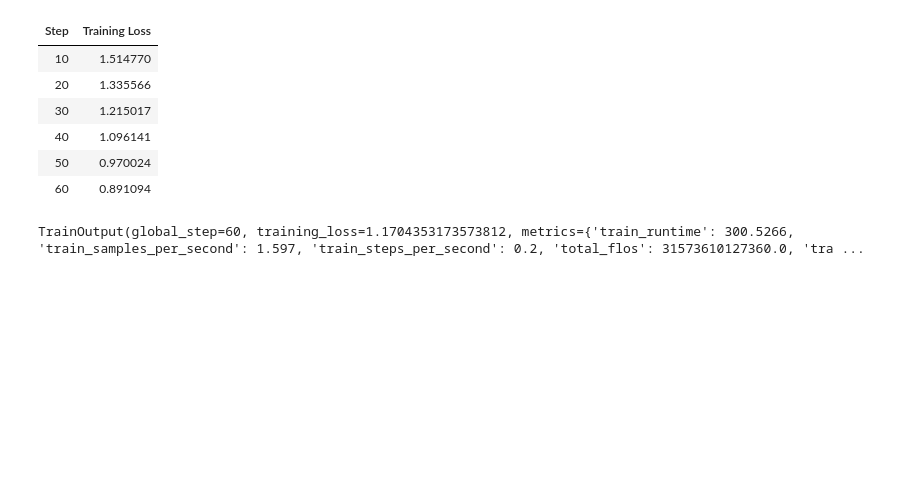
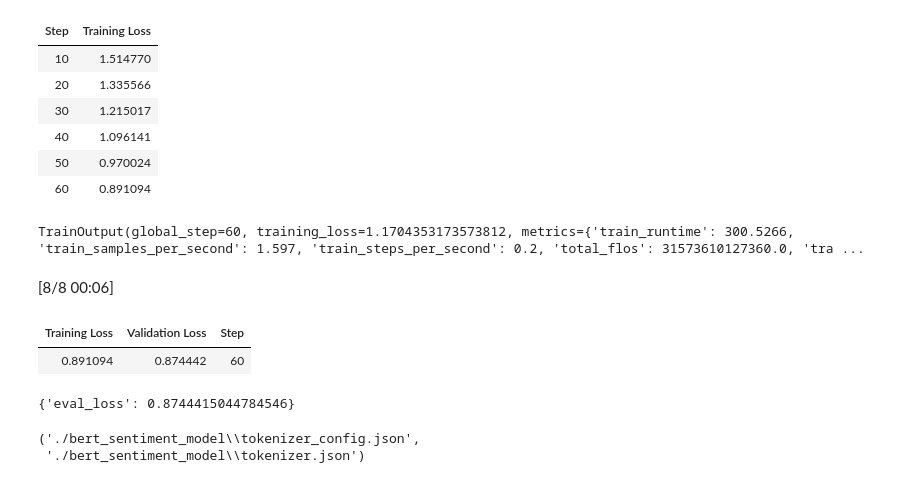
Before and after one commit to DhaneeraDulvanya/NLP-mini-project, a Jupyter notebook: Popular Movie/movie_reviews_preProcessing.ipynb, the cells around one changed output. Drawn from its saved outputs; the diff is of its cells as text; code cells hidden in the pictures; blank space fills up the shorter version.

Commit message:
saved model

```diff
--- a/Popular Movie/movie_reviews_preProcessing.ipynb
+++ b/Popular Movie/movie_reviews_preProcessing.ipynb
@@ -307,3 +307,28 @@ trainer.train()
 | 50 | 0.970024 |
 | 60 | 0.891094 |
 TrainOutput(global_step=60, training_loss=1.1704353173573812, metrics={'train_runtime': 300.5266, 'train_samples_per_second': 1.597, 'train_steps_per_second': 0.2, 'total_flos': 31573610127360.0, 'tra ...
+# %%
+# Evaluate Model
+
+results = trainer.evaluate()
+# %% [output]
+[8/8 00:06]
+| Training Loss | Validation Loss | Step |
+| 0.891094 | 0.874442 | 60 |
+# %%
+results
+# %% [output]
+{'eval_loss': 0.8744415044784546}
+# %%
+# save model
+
+model.save_pretrained(
+    "./bert_sentiment_model"
+)
+
+tokenizer.save_pretrained(
+    "./bert_sentiment_model"
+)
+# %% [output]
+('./bert_sentiment_model\\tokenizer_config.json',
+ './bert_sentiment_model\\tokenizer.json')
```
